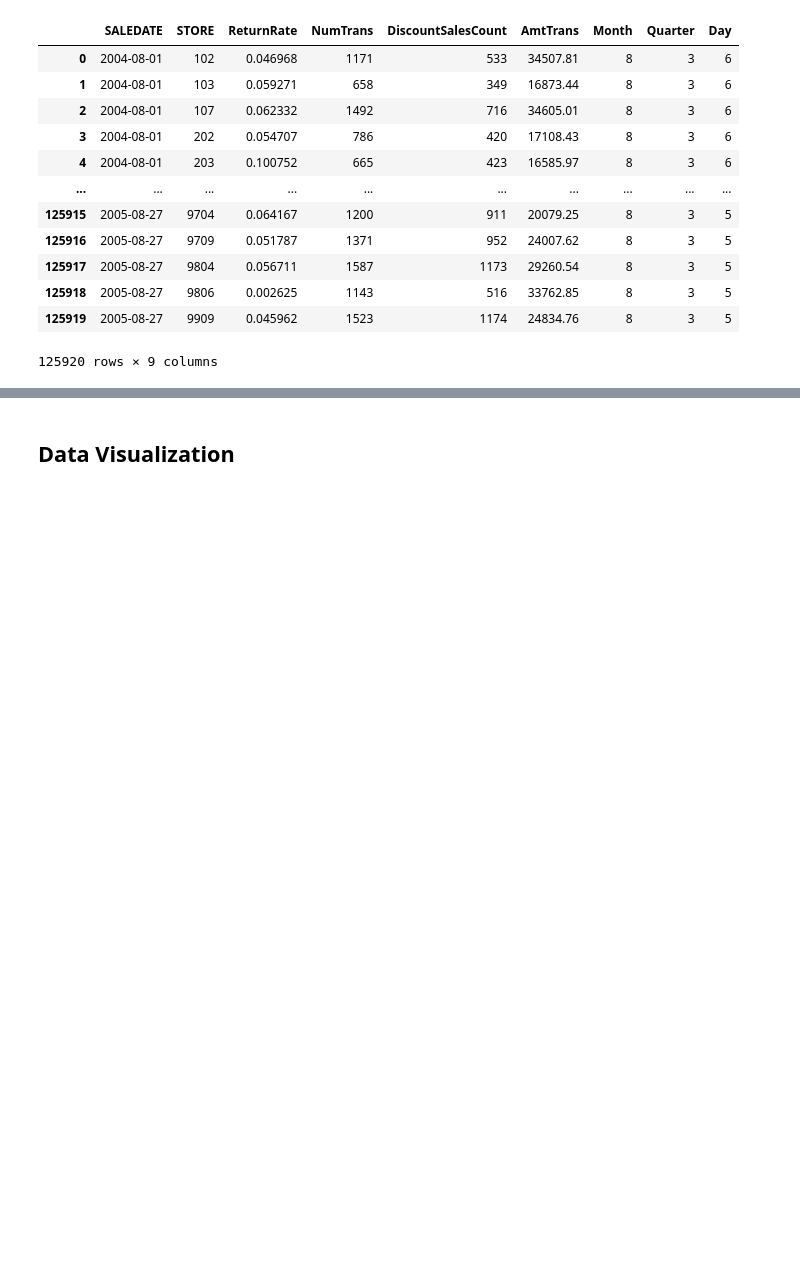
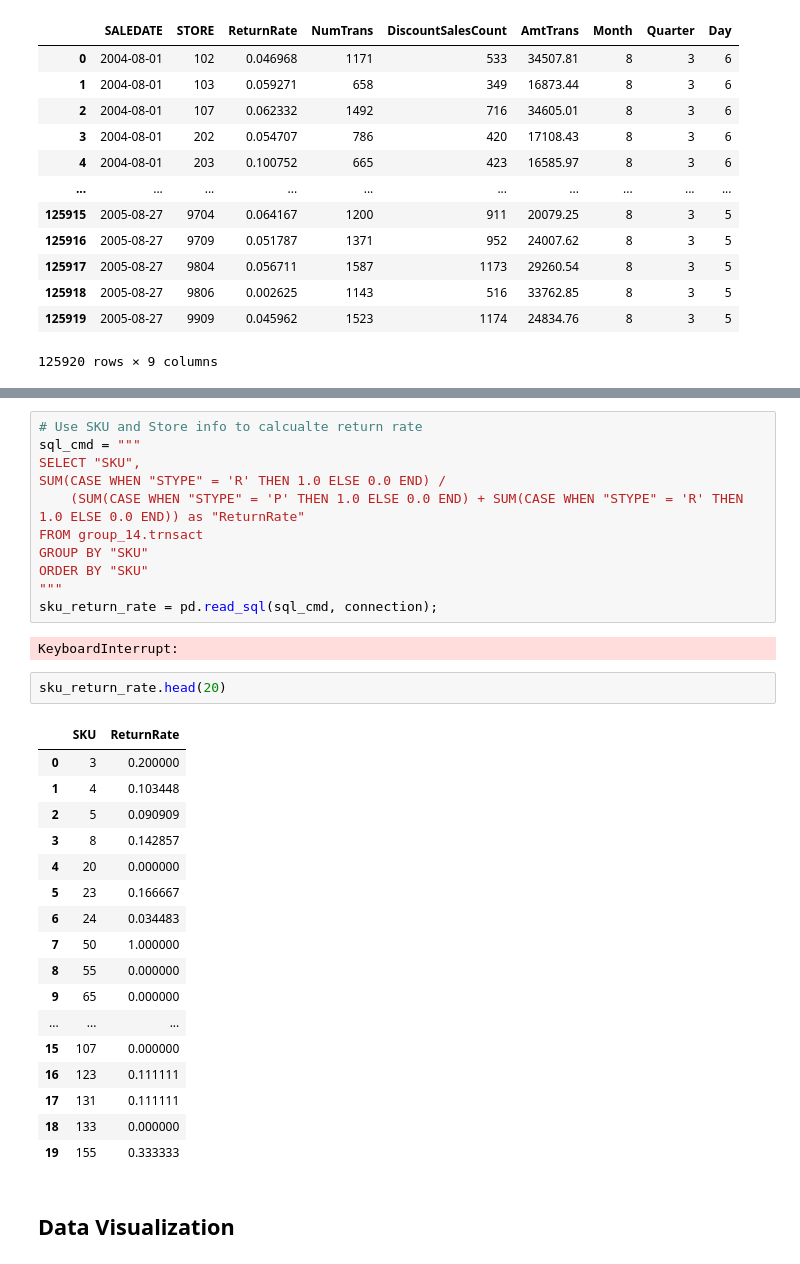
Before and after one commit to MSIA/MLDS400_group014, a Jupyter notebook: feature_engineering/feature_selection.ipynb, the cells around one changed output, grey strips where cells are left out. Drawn from its saved outputs; the diff is of its cells as text; blank space fills up the shorter version.

```diff
--- a/feature_engineering/feature_selection.ipynb
+++ b/feature_engineering/feature_selection.ipynb
@@ -169,3 +169,36 @@ skstinfo.head()
+# %%
+# Use SKU and Store info to calcualte return rate
+sql_cmd = """
+SELECT "SKU",
+SUM(CASE WHEN "STYPE" = 'R' THEN 1.0 ELSE 0.0 END) /
+	(SUM(CASE WHEN "STYPE" = 'P' THEN 1.0 ELSE 0.0 END) + SUM(CASE WHEN "STYPE" = 'R' THEN 1.0 ELSE 0.0 END)) as "ReturnRate"
+FROM group_14.trnsact
+GROUP BY "SKU"
+ORDER BY "SKU"
+"""
+sku_return_rate = pd.read_sql(sql_cmd, connection);
+# %% [output]
+KeyboardInterrupt:
+# %%
+sku_return_rate.head(20)
+# %% [output]
+|  | SKU | ReturnRate |
+| 0 | 3 | 0.200000 |
+| 1 | 4 | 0.103448 |
+| 2 | 5 | 0.090909 |
+| 3 | 8 | 0.142857 |
+| 4 | 20 | 0.000000 |
+| 5 | 23 | 0.166667 |
+| 6 | 24 | 0.034483 |
+| 7 | 50 | 1.000000 |
+| 8 | 55 | 0.000000 |
+| 9 | 65 | 0.000000 |
+| ... | ... | ... |
+| 15 | 107 | 0.000000 |
+| 16 | 123 | 0.111111 |
+| 17 | 131 | 0.111111 |
+| 18 | 133 | 0.000000 |
+| 19 | 155 | 0.333333 |
 # %% [markdown]
 ## Data Visualization
 # %%
```
Also changed, not shown: parts of 1 cell of this notebook, 1 other file.
